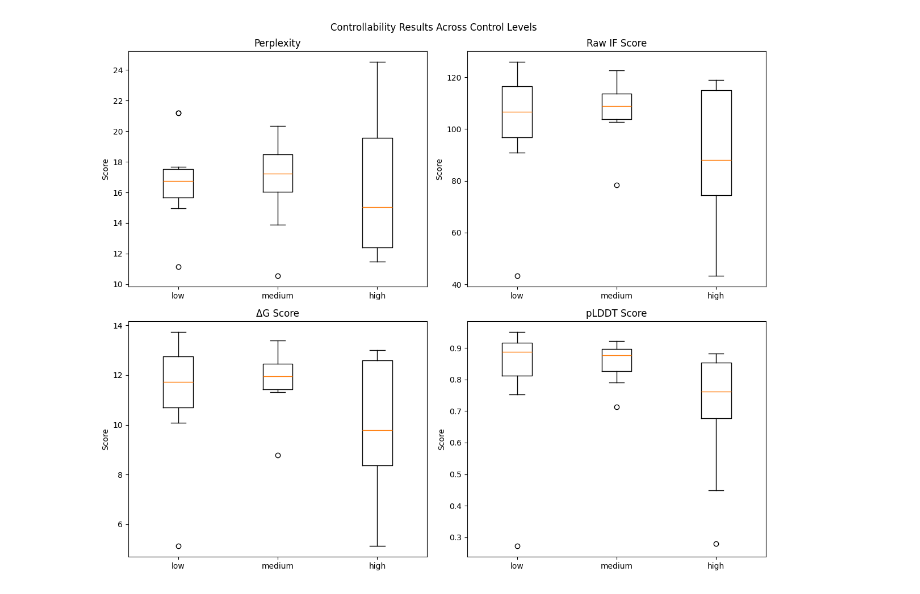
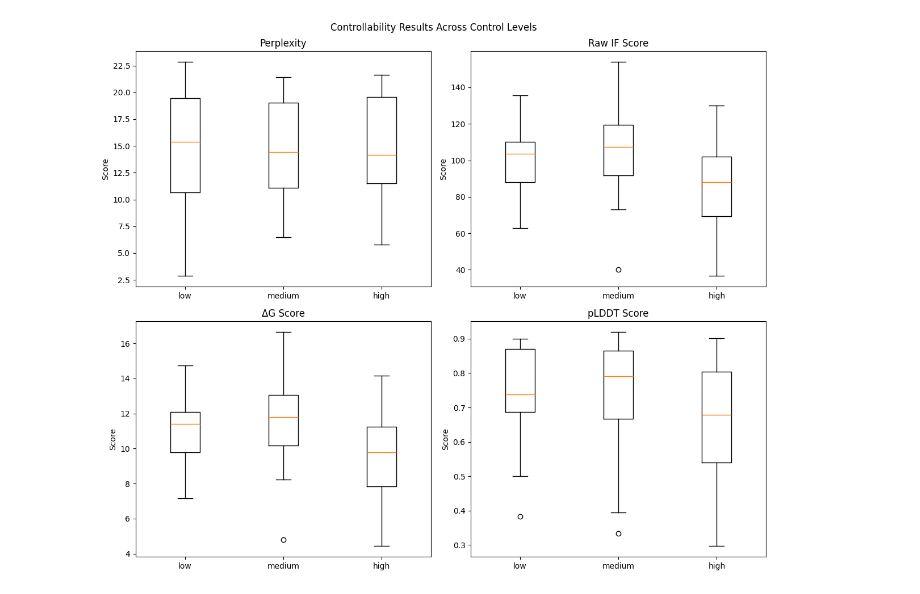
Before and after one commit to nahummaru/prot-rl, a Jupyter notebook: analysis.ipynb, the cells around one changed output. Drawn from its saved outputs; the diff is of its cells as text; code cells hidden in the pictures.

```diff
--- a/analysis.ipynb
+++ b/analysis.ipynb
@@ -4,7 +4,7 @@ import matplotlib.pyplot as plt
 import numpy as np
 
 # Load results
-with open('DPO_ZymCTRL/ctrl_results_half/controllability_results.json', 'r') as f:
+with open('DPO_ZymCTRL/brenda_results/controllability_results.json', 'r') as f:
     results = json.load(f)
 
 # Extract metrics for each control level
@@ -20,31 +20,31 @@ for level in levels:
     dgs.append(results[level]['metrics']['stability']['dg'])
     plddts.append(results[level]['metrics']['stability']['plddt'])
 
 # Create figure with subplots
 fig, axes = plt.subplots(2, 2, figsize=(12, 10))
 fig.suptitle('Controllability Results Across Control Levels')
 
 # Plot perplexity
 axes[0,0].boxplot(perplexities, labels=levels)
 axes[0,0].set_title('Perplexity')
 axes[0,0].set_ylabel('Score')
 
 # Plot raw IF
 axes[0,1].boxplot(raw_ifs, labels=levels)
 axes[0,1].set_title('Raw IF Score')
 axes[0,1].set_ylabel('Score')
 
 # Plot dG
 axes[1,0].boxplot(dgs, labels=levels)
 axes[1,0].set_title('ΔG Score')
 axes[1,0].set_ylabel('Score')
 
 # Plot pLDDT
 axes[1,1].boxplot(plddts, labels=levels)
 axes[1,1].set_title('pLDDT Score')
 axes[1,1].set_ylabel('Score')
 
 plt.tight_layout()
 plt.show()
 # %% [output]
-[figure, old version]
+[figure, new version]
```
Also changed, not shown: 3 other files.
